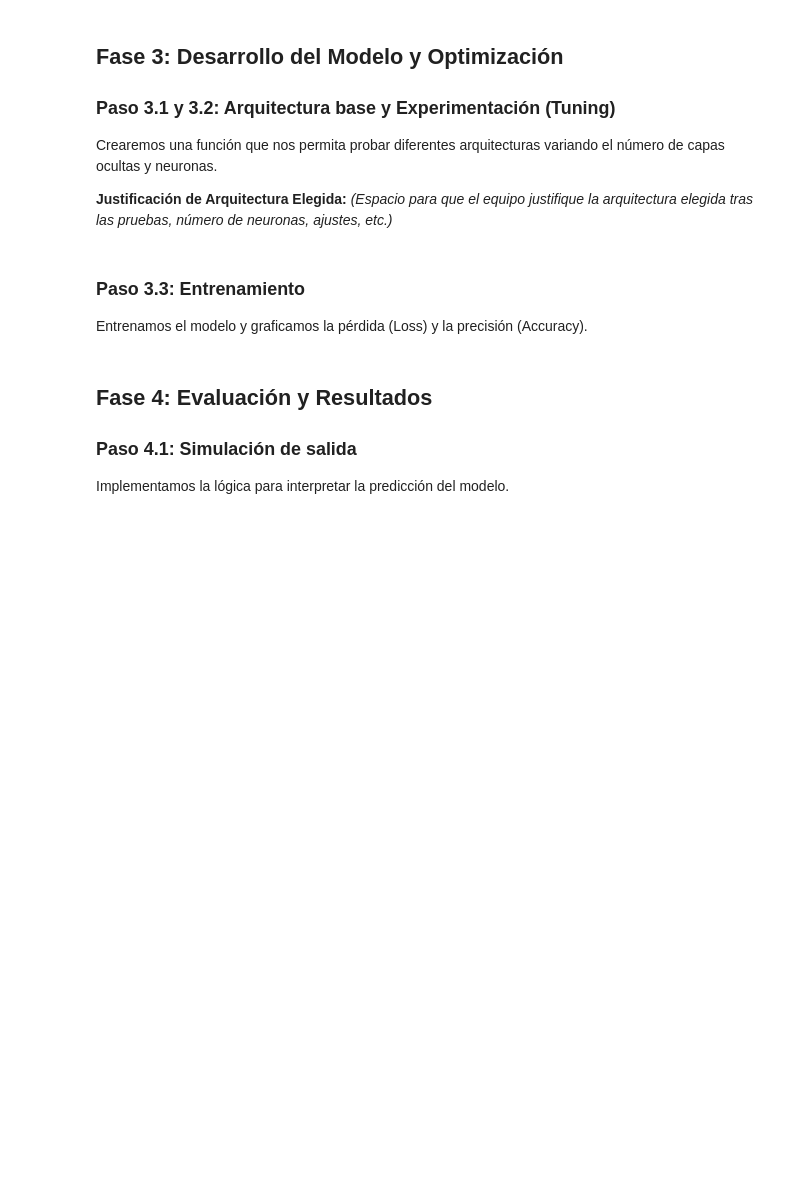
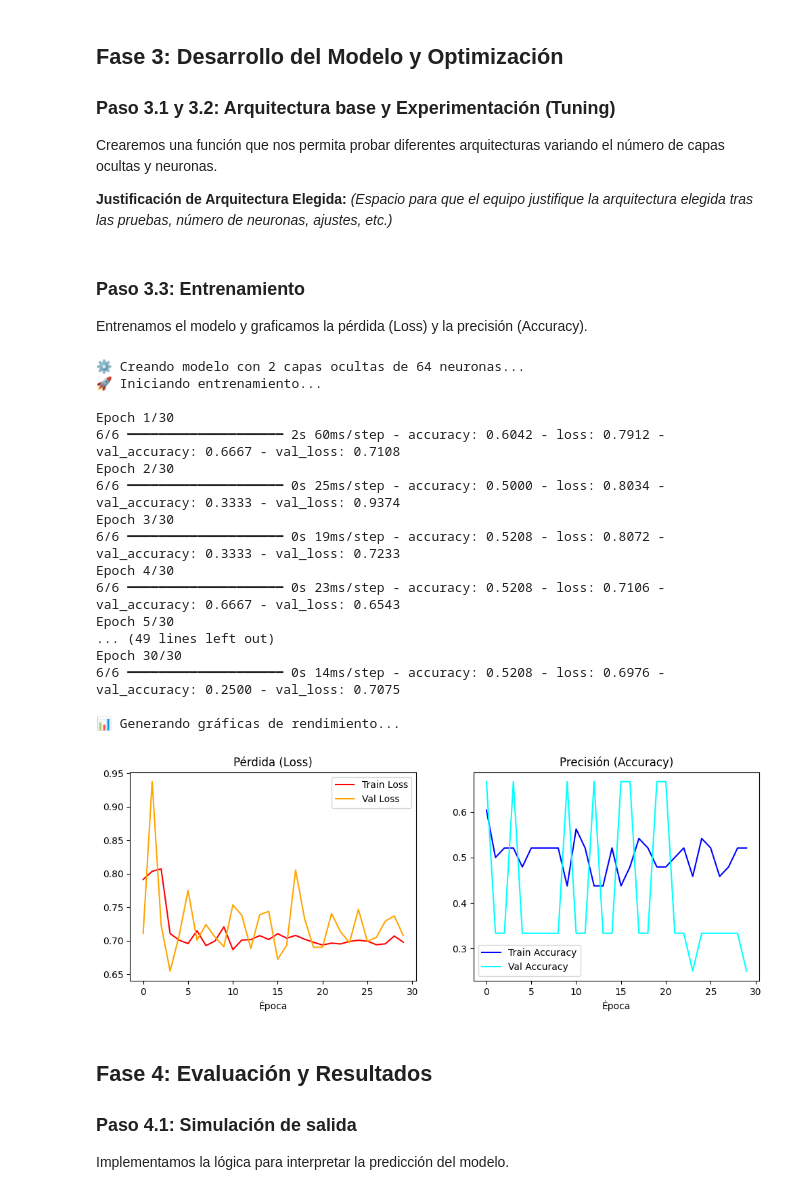
Before and after one commit to EmmanuelC-137/Mineria_de_datos, a Jupyter notebook: Proyecto_mineria.ipynb, the cells around one changed output. Drawn from its saved outputs; the diff is of its cells as text; code cells hidden in the pictures; blank space fills up the shorter version.

```diff
--- a/Proyecto_mineria.ipynb
+++ b/Proyecto_mineria.ipynb
@@ -324,3 +203,43 @@ def plot_history(history):
+# %%
+# Detectar automáticamente la forma de los datos (debería ser 40, 44)
+forma_entrada = (X_train.shape[1], X_train.shape[2])
+
+# Hiperparámetros a probar (La rúbrica pide experimentar con estos)
+capas_ocultas = 2
+neuronas = 64
+
+print(f"Creando modelo con {capas_ocultas} capas ocultas de {neuronas} neuronas...")
+modelo_luz = create_model(num_hidden_layers=capas_ocultas, neurons_per_layer=neuronas, input_shape=forma_entrada)
+
+print("Iniciando entrenamiento...\n")
+# Entrenamos por 30 épocas
+historia = modelo_luz.fit(X_train, y_train,
+                          epochs=30,
+                          batch_size=8,
+                          validation_data=(X_test, y_test),
+                          verbose=1) # verbose=1 muestra la barrita de progreso
+
+print("\nGráficas de rendimiento...")
+plot_history(historia)
+# %% [output]
+⚙️ Creando modelo con 2 capas ocultas de 64 neuronas...
+🚀 Iniciando entrenamiento...
+
+Epoch 1/30
+6/6 ━━━━━━━━━━━━━━━━━━━━ 2s 60ms/step - accuracy: 0.6042 - loss: 0.7912 - val_accuracy: 0.6667 - val_loss: 0.7108
+Epoch 2/30
+6/6 ━━━━━━━━━━━━━━━━━━━━ 0s 25ms/step - accuracy: 0.5000 - loss: 0.8034 - val_accuracy: 0.3333 - val_loss: 0.9374
+Epoch 3/30
+6/6 ━━━━━━━━━━━━━━━━━━━━ 0s 19ms/step - accuracy: 0.5208 - loss: 0.8072 - val_accuracy: 0.3333 - val_loss: 0.7233
+Epoch 4/30
+6/6 ━━━━━━━━━━━━━━━━━━━━ 0s 23ms/step - accuracy: 0.5208 - loss: 0.7106 - val_accuracy: 0.6667 - val_loss: 0.6543
+Epoch 5/30
+... (49 lines left out)
+Epoch 30/30
+6/6 ━━━━━━━━━━━━━━━━━━━━ 0s 14ms/step - accuracy: 0.5208 - loss: 0.6976 - val_accuracy: 0.2500 - val_loss: 0.7075
+
+📊 Generando gráficas de rendimiento...
+[figure, added]
 # %% [markdown]
 <a id='fase4'></a>
 ## Fase 4: Evaluación y Resultados
```
Also changed, not shown: parts of 4 cells of this notebook.
